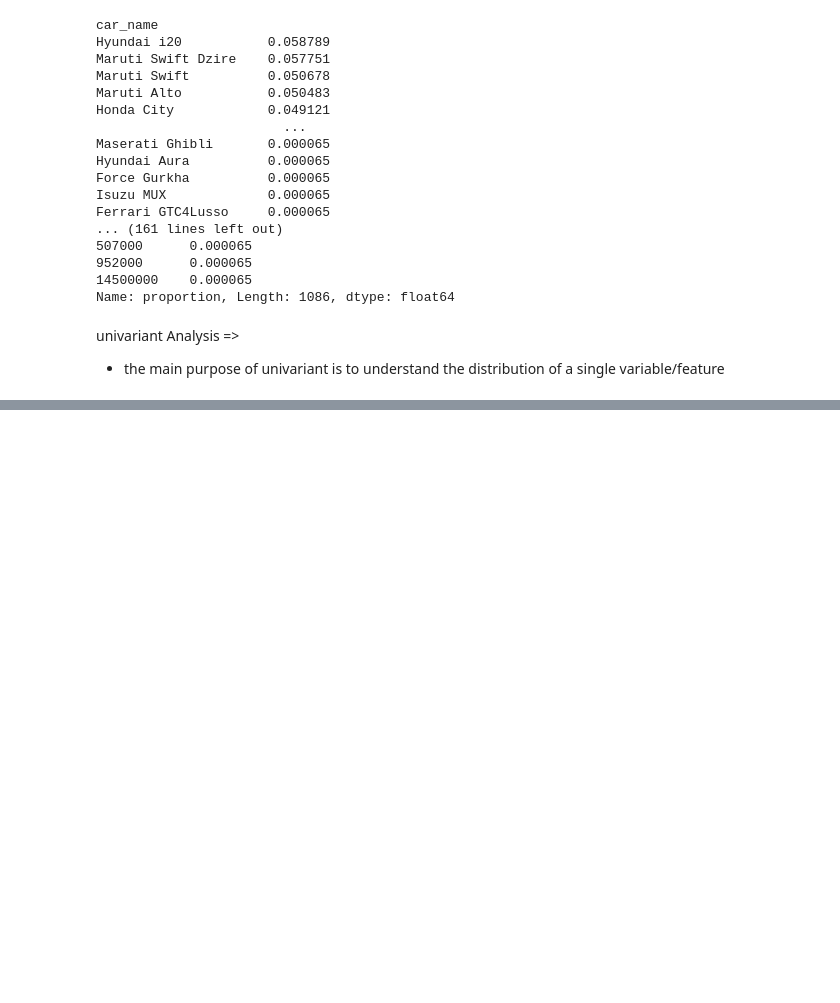
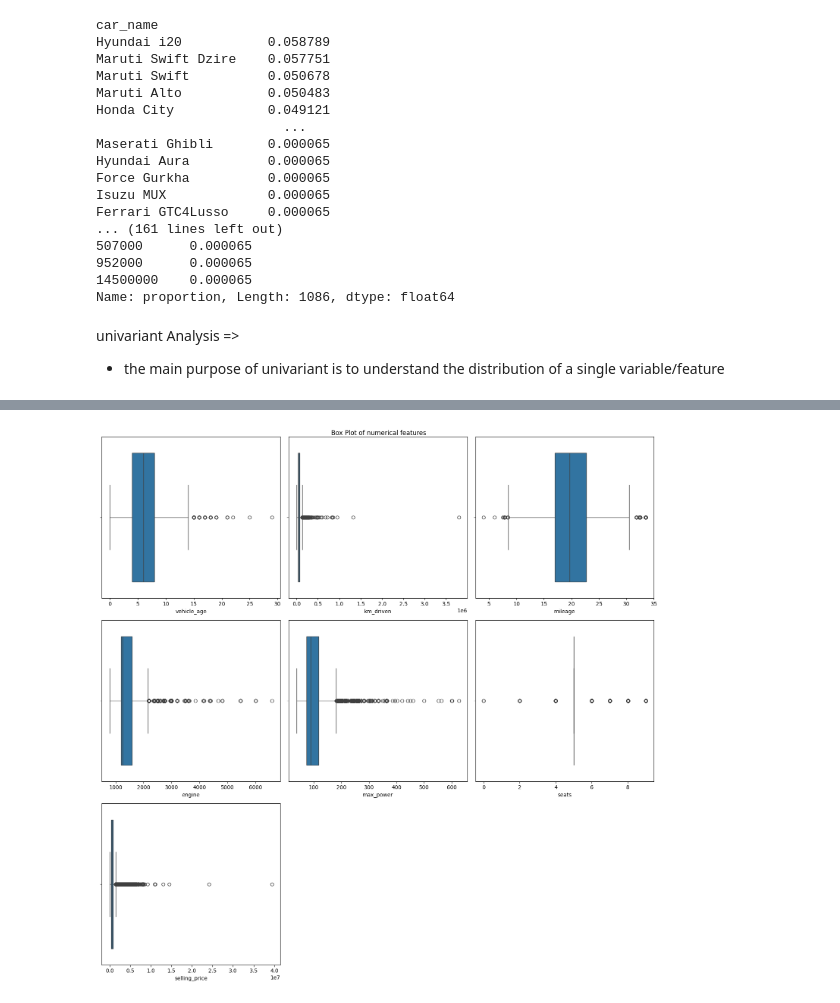
Before and after one commit to devansh6900/carpricepredictor, a Jupyter notebook: main.ipynb, the cells around one changed output, grey strips where cells are left out. Drawn from its saved outputs; the diff is of its cells as text; code cells hidden in the pictures; blank space fills up the shorter version.

```diff
--- a/main.ipynb
+++ b/main.ipynb
@@ -247,0 +379,13 @@ univariant Analysis =>
+# %%
+
+plt.figure(figsize=(15,15))
+
+plt.suptitle("Box Plot of numerical features")
+
+for i in range(len(numeric_features)):
+    plt.subplot(3,3,i+1)
+    sns.boxplot(x= df[numeric_features[i]])
+    plt.xlabel(numeric_features[i])
+    plt.tight_layout()
+# %% [output]
+[figure, added]
```
Also changed, not shown: parts of 15 cells of this notebook.
